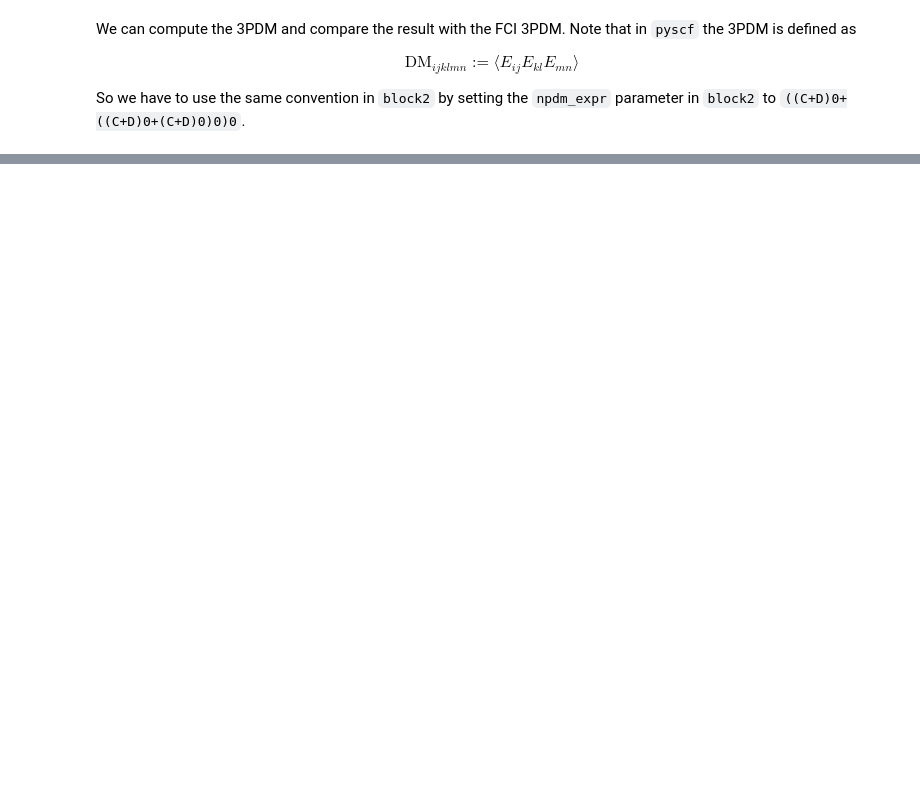
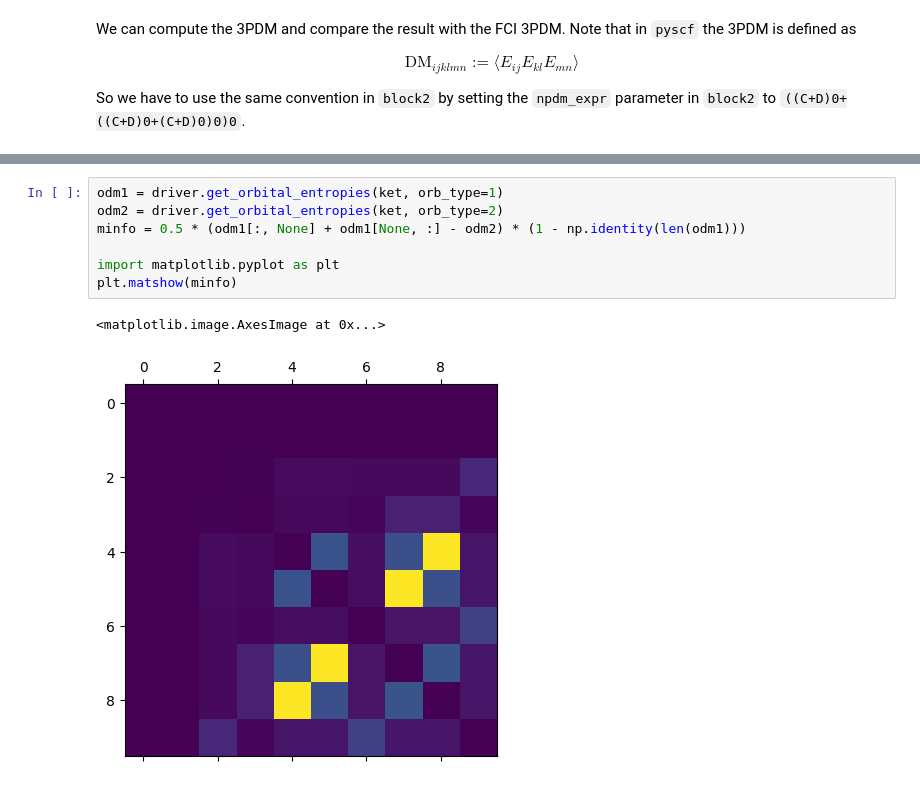
Before and after one commit to block-hczhai/block2-preview, a Jupyter notebook: docs/source/tutorial/qc-hamiltonians.ipynb, the cells around one changed output, grey strips where cells are left out. Drawn from its saved outputs; the diff is of its cells as text; blank space fills up the shorter version.

```diff
--- a/docs/source/tutorial/qc-hamiltonians.ipynb
+++ b/docs/source/tutorial/qc-hamiltonians.ipynb
@@ -358,0 +1129,10 @@ diff =  8.328760079421614e-06
+# %%
+odm1 = driver.get_orbital_entropies(ket, orb_type=1)
+odm2 = driver.get_orbital_entropies(ket, orb_type=2)
+minfo = 0.5 * (odm1[:, None] + odm1[None, :] - odm2) * (1 - np.identity(len(odm1)))
+
+import matplotlib.pyplot as plt
+plt.matshow(minfo)
+# %% [output]
+<matplotlib.image.AxesImage at 0x...>
+[figure, added]
```
Also changed, not shown: parts of 52 cells of this notebook, 8 other files.
